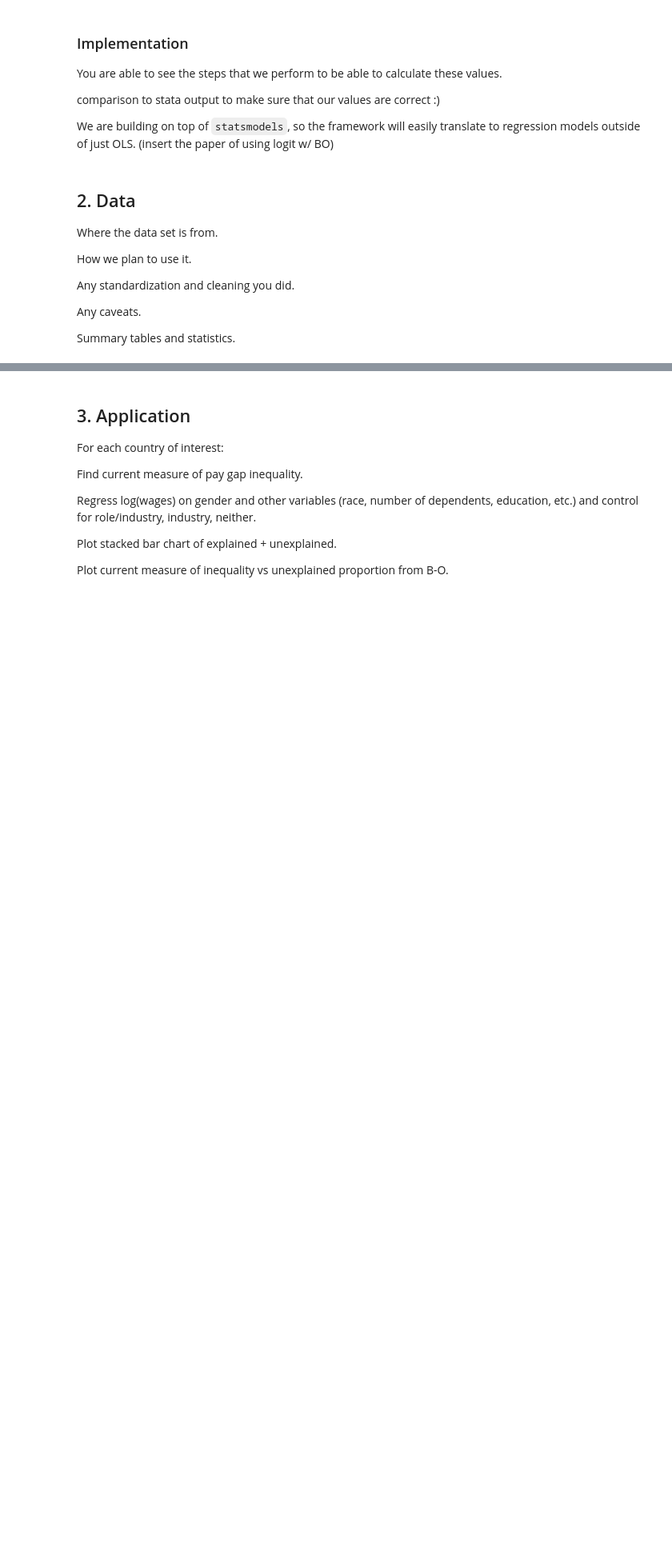
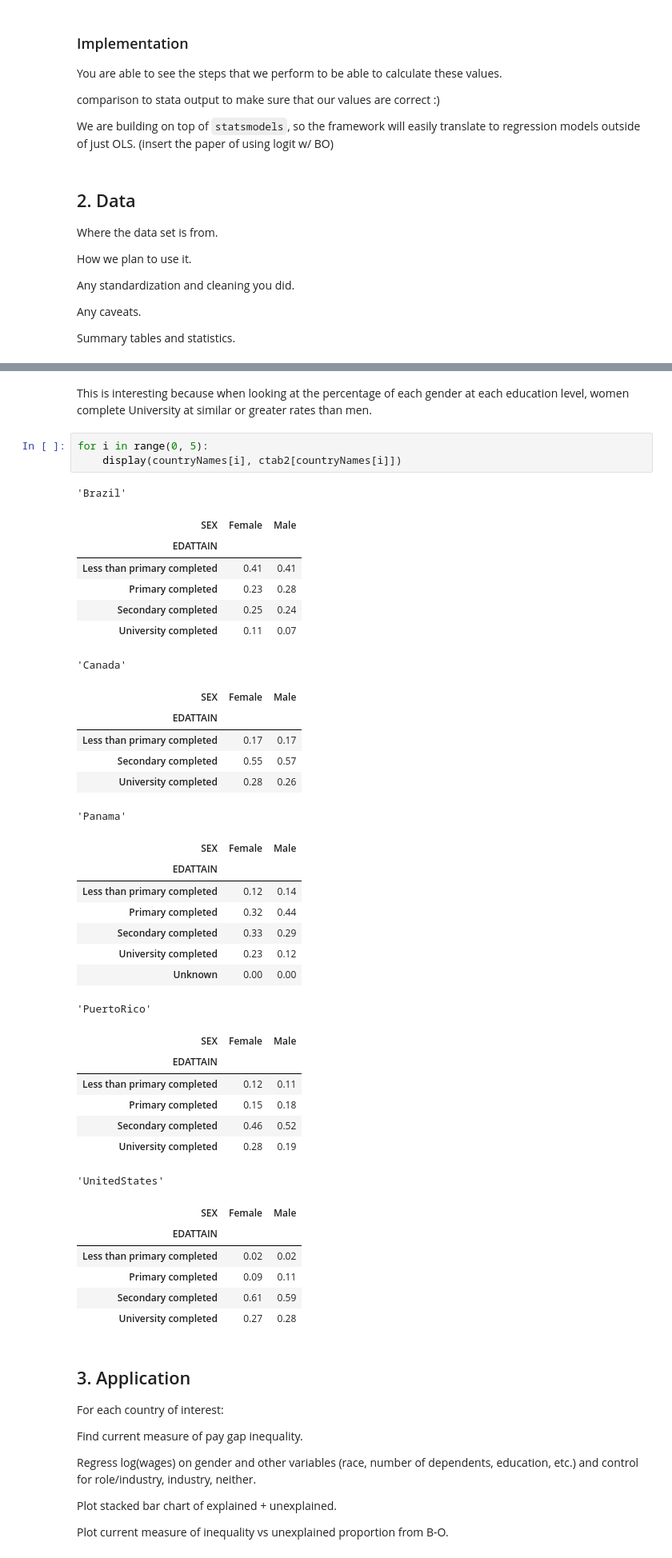
Before and after one commit to chrisdfong/Gender-Pay-Gap-Analysis, a Jupyter notebook: Project.ipynb, the cells around one changed output, grey strips where cells are left out. Shown: that part at 80% size. Cells and saved outputs as stored; diff of their text form; blank space fills up the shorter version.

```diff
--- a/Project.ipynb
+++ b/Project.ipynb
@@ -154,3 +235,44 @@ data.head()
+# %% [markdown]
+This is interesting because when looking at the percentage of each gender at each education level, women complete University at similar or greater rates than men.
+# %%
+for i in range(0, 5):
+    display(countryNames[i], ctab2[countryNames[i]])
+# %% [output]
+'Brazil'
+| SEX | Female | Male |
+| EDATTAIN |  |  |
+| Less than primary completed | 0.41 | 0.41 |
+| Primary completed | 0.23 | 0.28 |
+| Secondary completed | 0.25 | 0.24 |
+| University completed | 0.11 | 0.07 |
+'Canada'
+| SEX | Female | Male |
+| EDATTAIN |  |  |
+| Less than primary completed | 0.17 | 0.17 |
+| Secondary completed | 0.55 | 0.57 |
+| University completed | 0.28 | 0.26 |
+'Panama'
+| SEX | Female | Male |
+| EDATTAIN |  |  |
+| Less than primary completed | 0.12 | 0.14 |
+| Primary completed | 0.32 | 0.44 |
+| Secondary completed | 0.33 | 0.29 |
+| University completed | 0.23 | 0.12 |
+| Unknown | 0.00 | 0.00 |
+'PuertoRico'
+| SEX | Female | Male |
+| EDATTAIN |  |  |
+| Less than primary completed | 0.12 | 0.11 |
+| Primary completed | 0.15 | 0.18 |
+| Secondary completed | 0.46 | 0.52 |
+| University completed | 0.28 | 0.19 |
+'UnitedStates'
+| SEX | Female | Male |
+| EDATTAIN |  |  |
+| Less than primary completed | 0.02 | 0.02 |
+| Primary completed | 0.09 | 0.11 |
+| Secondary completed | 0.61 | 0.59 |
+| University completed | 0.27 | 0.28 |
 # %% [markdown]
 ## 3. Application
 
```
Also changed, not shown: parts of 9 cells of this notebook.
